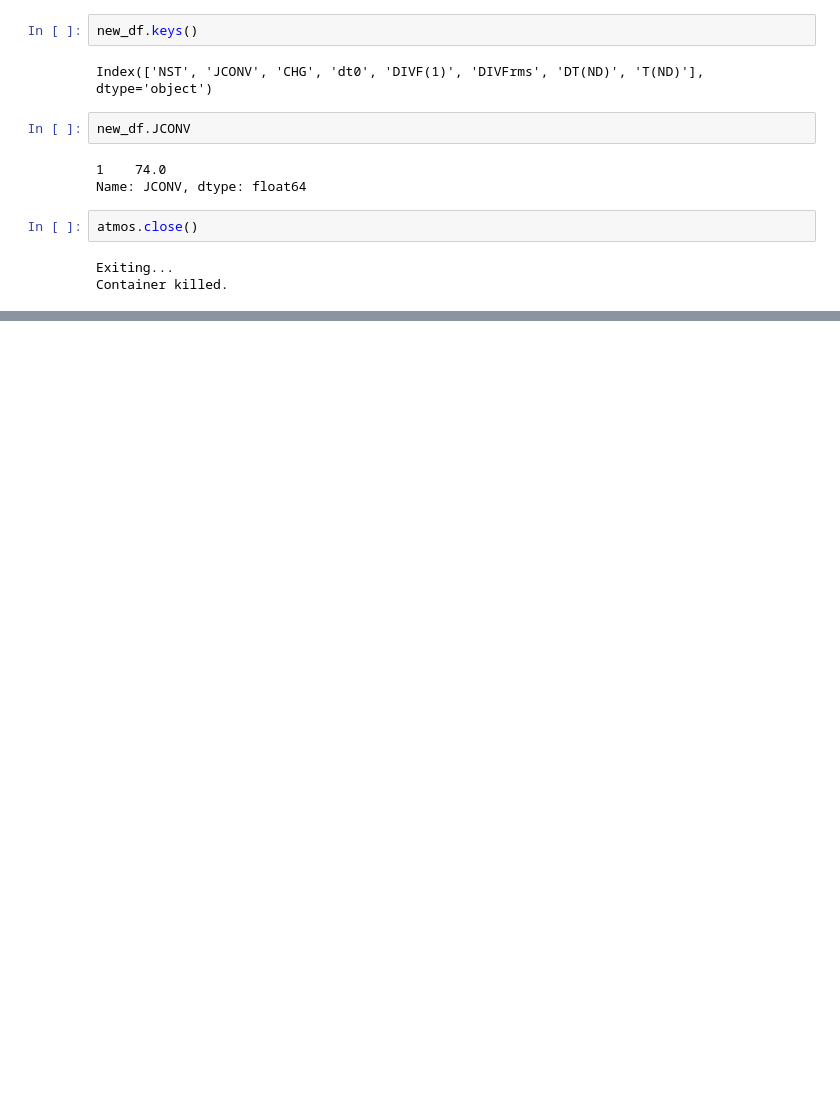
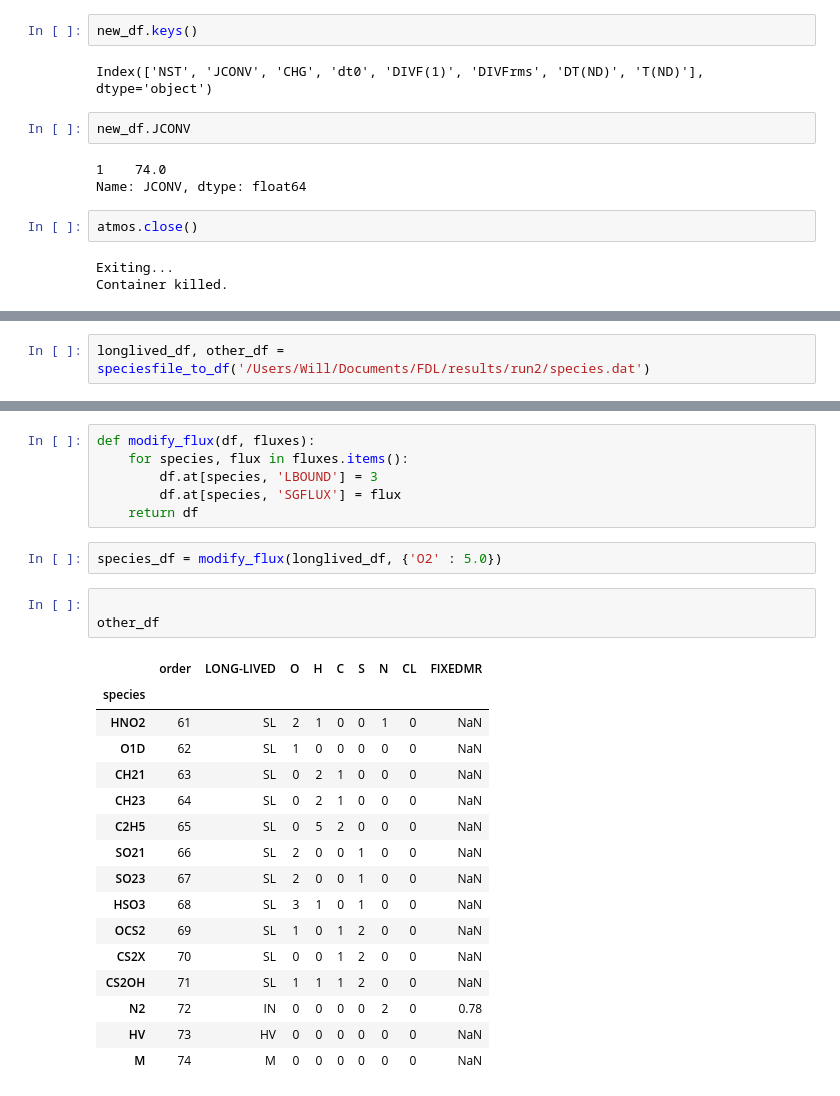
Before and after one commit to gbaydin/pyatmos, a Jupyter notebook: notebooks/Test.ipynb, the cells around one changed output, grey strips where cells are left out. Drawn from its saved outputs; the diff is of its cells as text; blank space fills up the shorter version.

Commit message:
updates to modifications of fluxes AND concentrations in species.dat file, potentially at the same time

```diff
--- a/notebooks/Test.ipynb
+++ b/notebooks/Test.ipynb
@@ -84,0 +203,2 @@ Container killed.
+# %%
+longlived_df, other_df = speciesfile_to_df('/Users/Will/Documents/FDL/results/run2/species.dat')
@@ -84,0 +249,28 @@ Container killed.
+# %%
+def modify_flux(df, fluxes):
+    for species, flux in fluxes.items():
+        df.at[species, 'LBOUND'] = 3
+        df.at[species, 'SGFLUX'] = flux
+    return df
+# %%
+species_df = modify_flux(longlived_df, {'O2' : 5.0})
+# %%
+
+other_df
+# %% [output]
+|  | order | LONG-LIVED | O | H | C | S | N | CL | FIXEDMR |
+| species |  |  |  |  |  |  |  |  |  |
+| HNO2 | 61 | SL | 2 | 1 | 0 | 0 | 1 | 0 | NaN |
+| O1D | 62 | SL | 1 | 0 | 0 | 0 | 0 | 0 | NaN |
+| CH21 | 63 | SL | 0 | 2 | 1 | 0 | 0 | 0 | NaN |
+| CH23 | 64 | SL | 0 | 2 | 1 | 0 | 0 | 0 | NaN |
+| C2H5 | 65 | SL | 0 | 5 | 2 | 0 | 0 | 0 | NaN |
+| SO21 | 66 | SL | 2 | 0 | 0 | 1 | 0 | 0 | NaN |
+| SO23 | 67 | SL | 2 | 0 | 0 | 1 | 0 | 0 | NaN |
+| HSO3 | 68 | SL | 3 | 1 | 0 | 1 | 0 | 0 | NaN |
+| OCS2 | 69 | SL | 1 | 0 | 1 | 2 | 0 | 0 | NaN |
+| CS2X | 70 | SL | 0 | 0 | 1 | 2 | 0 | 0 | NaN |
+| CS2OH | 71 | SL | 1 | 1 | 1 | 2 | 0 | 0 | NaN |
+| N2 | 72 | IN | 0 | 0 | 0 | 0 | 2 | 0 | 0.78 |
+| HV | 73 | HV | 0 | 0 | 0 | 0 | 0 | 0 | NaN |
+| M | 74 | M | 0 | 0 | 0 | 0 | 0 | 0 | NaN |
```
Also changed, not shown: parts of 10 cells of this notebook, 3 other files.
